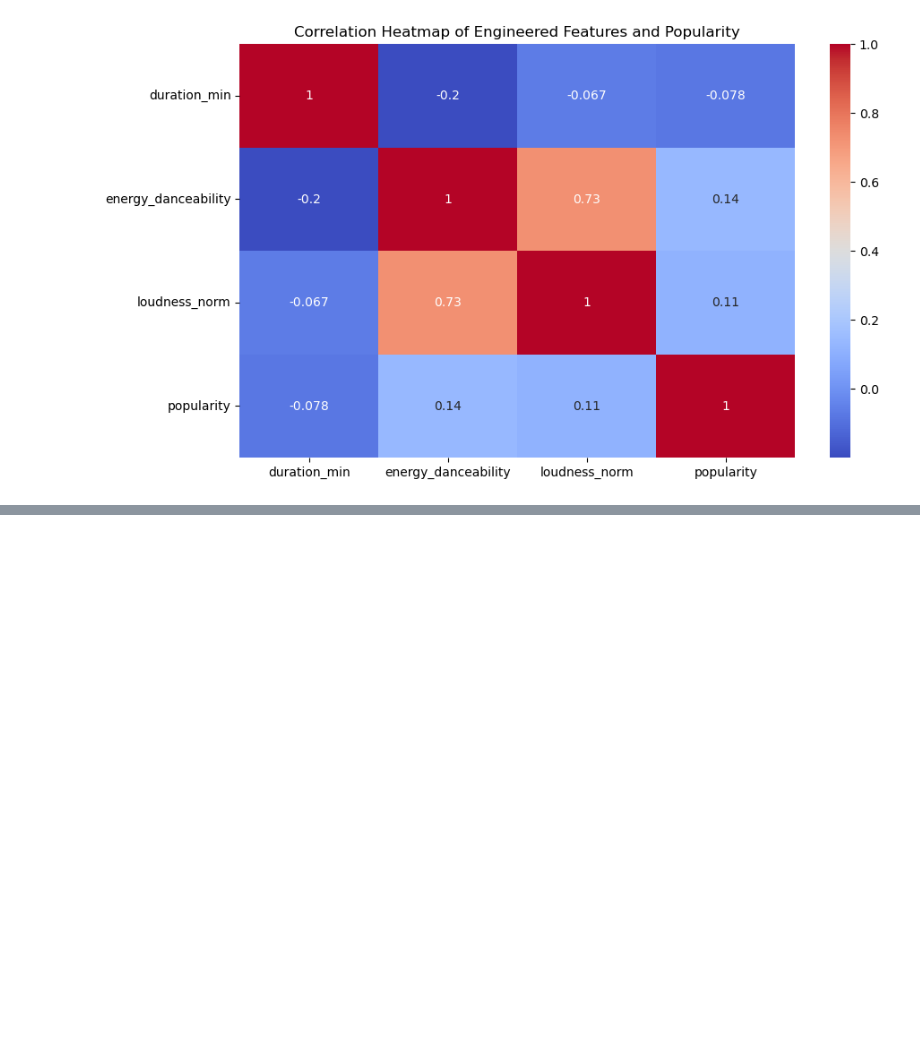
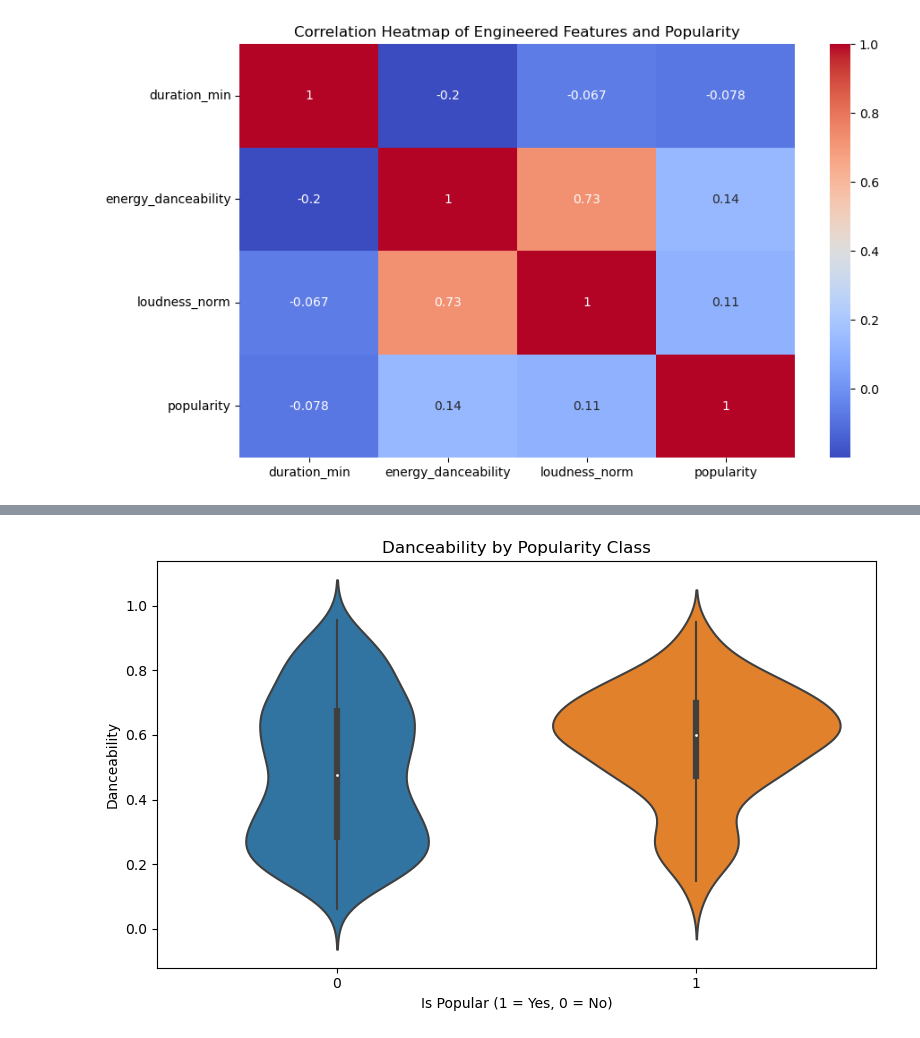
Before and after one commit to Shaneb7102/DataMiningAssignment, a Jupyter notebook: spotify_exploratory_data_analysis_1.ipynb, the cells around one changed output, grey strips where cells are left out. Cells and saved outputs as stored; diff of their text form; code cells hidden in the pictures; blank space fills up the shorter version.

```diff
--- a/spotify_exploratory_data_analysis_1.ipynb
+++ b/spotify_exploratory_data_analysis_1.ipynb
@@ -336,0 +355,14 @@ plt.show()
+# %%
+# Compare key features across popularity classes
+features_to_plot = ["danceability", "energy", "valence", "loudness"]
+
+for feature in features_to_plot:
+    plt.figure(figsize=(8, 5))
+    sns.violinplot(x="popularity_binary", y=feature, data=data)
+    plt.title(f"{feature.capitalize()} by Popularity Class")
+    plt.xlabel("Is Popular (1 = Yes, 0 = No)")
+    plt.ylabel(feature.capitalize())
+    plt.tight_layout()
+    plt.show()
+# %% [output]
+[figure, added]
```
Also changed, not shown: parts of 8 cells of this notebook.
